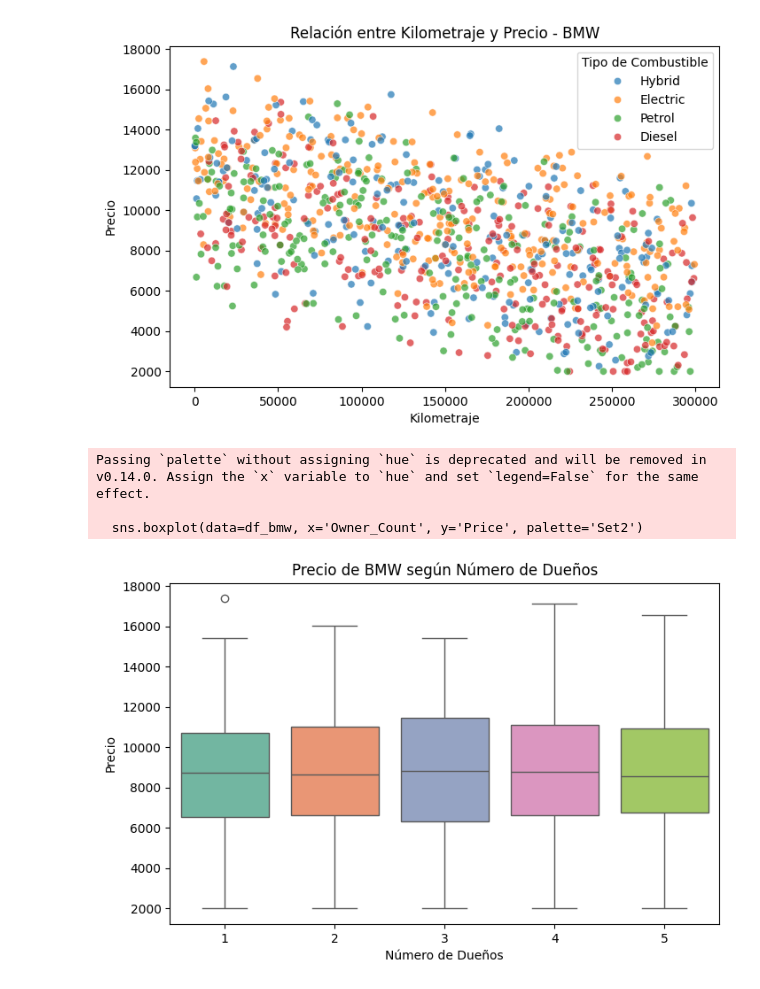
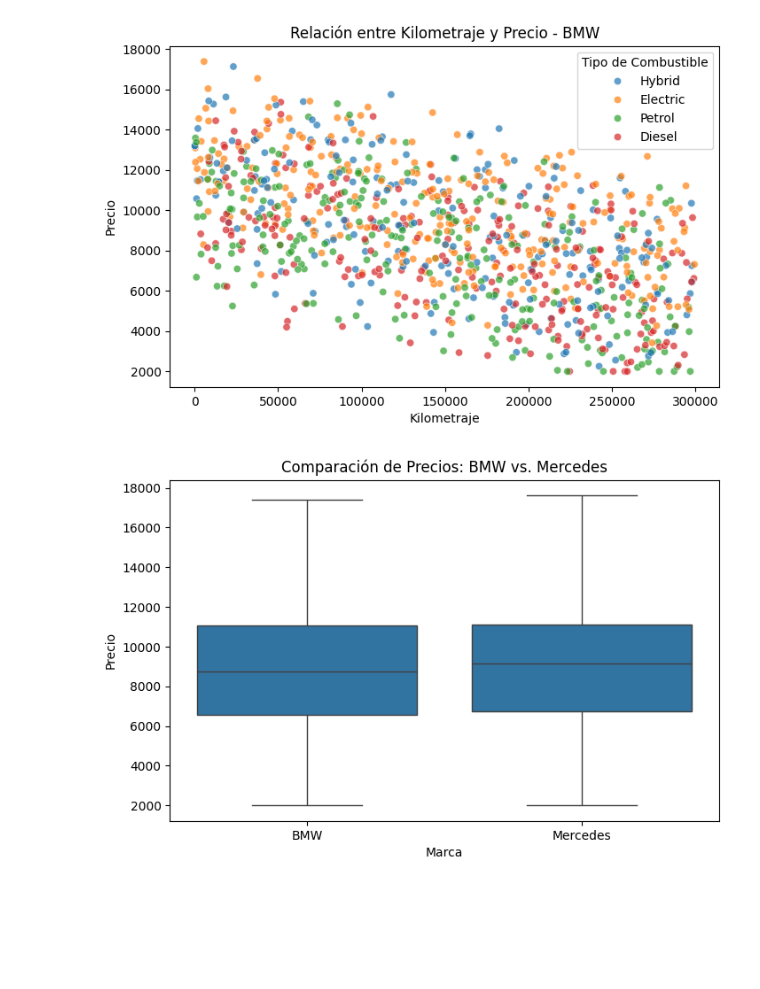
Before and after one commit to stif20/binder, a Jupyter notebook: car.ipynb, the cells around one changed output. Drawn from its saved outputs; the diff is of its cells as text; code cells hidden in the pictures; blank space fills up the shorter version.

```diff
--- a/car.ipynb
+++ b/car.ipynb
@@ -199,3 +239,15 @@ max    2023.000000     5.000000  299371.000000    5.000000     5.000000
 max    17386.000000
 
 Estadísticas categóricas de los BMW:
+# %%
+# 1. Filtrar el DataFrame para quedarnos solo con la marca BMW
+df_bmw = df[df['Brand'] == 'BMW']
+
+# 2. Obtener el precio máximo dentro de BMW
+max_price_bmw = df_bmw['Price'].max()
+
+# 3. Filtrar para quedarnos solo con la fila (o filas) que tenga(n) ese precio
+bmw_mas_caro = df_bmw[df_bmw['Price'] == max_price_bmw]
+
+print("BMW más caro del dataset:")
+print(bmw_mas_caro)
@@ -231,14 +290,13 @@ plt.show()
 # %% [output]
 [figure]
 # %%
+df_otra = df[df['Brand'] == 'Mercedes'].copy()
+
 plt.figure(figsize=(8,5))
-sns.boxplot(data=df_bmw, x='Owner_Count', y='Price', palette='Set2')
-plt.title("Precio de BMW según Número de Dueños")
-plt.xlabel("Número de Dueños")
+sns.boxplot(data=pd.concat([df_bmw, df_otra]), x='Brand', y='Price')
+plt.title("Comparación de Precios: BMW vs. Mercedes")
+plt.xlabel("Marca")
 plt.ylabel("Precio")
 plt.show()
 # %% [output]
-Passing `palette` without assigning `hue` is deprecated and will be removed in v0.14.0. Assign the `x` variable to `hue` and set `legend=False` for the same effect.
-
-  sns.boxplot(data=df_bmw, x='Owner_Count', y='Price', palette='Set2')
-[figure, old version]
+[figure, new version]
```
Also changed, not shown: parts of 5 cells of this notebook.
